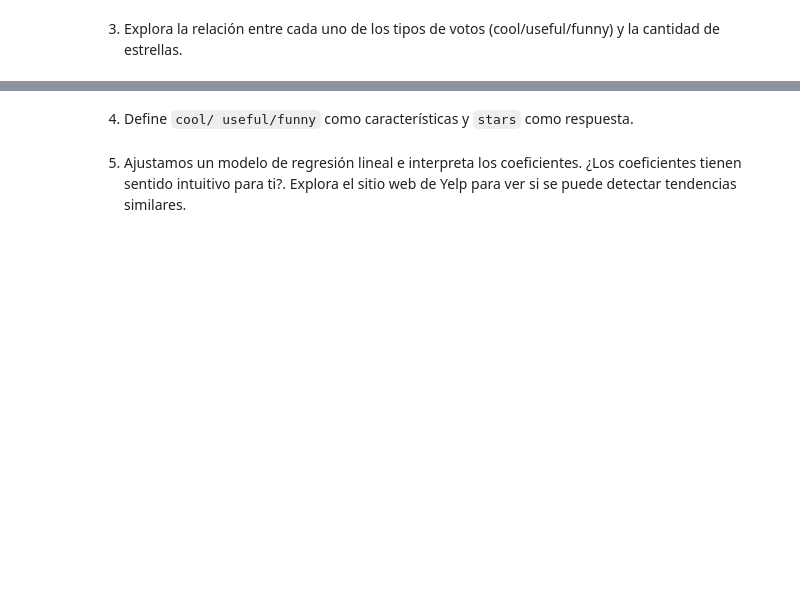
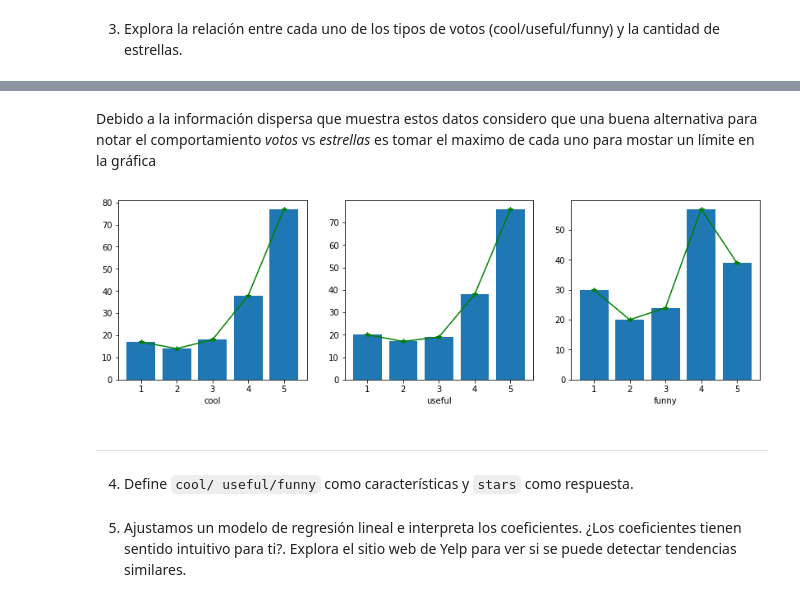
Before and after one commit to luislve17/CM072-DataScience, a Jupyter notebook: Tarea-2/Tarea2.ipynb, the cells around one changed output, grey strips where cells are left out. Saved outputs shown, nothing was run; the diff lists cells and outputs as text; code cells hidden in the pictures; blank space fills up the shorter version.

```diff
--- a/Tarea-2/Tarea2.ipynb
+++ b/Tarea-2/Tarea2.ipynb
@@ -39,2 +203,16 @@ Esta tarea utiliza un pequeño subconjunto de los datos de la competencia de Kag
+# %% [markdown]
+Debido a la información dispersa que muestra estos datos considero que una buena alternativa  para notar el comportamiento *votos* vs *estrellas* es tomar el maximo de cada uno para mostar un límite en la gráfica
+# %%
+temp_df = exploring_df.groupby('stars').max().reset_index()
+plt.figure(figsize=(14,4))
+for i, col in zip(range(3), ["cool", "useful", "funny"]):
+    plt.subplot(1,3,i+1)
+    plt.bar(temp_df.loc[:, "stars"], temp_df.loc[:, col])
+    plt.plot(temp_df.loc[:, "stars"], temp_df.loc[:, col], 'g*-')
+    plt.xlabel(col)
+# %% [output]
+[figure, added]
+# %% [markdown]
+____________
 # %% [markdown]
 4. Define `cool/ useful/funny` como características y `stars` como respuesta.
```
Also changed, not shown: parts of 52 cells of this notebook, 4 other files.
